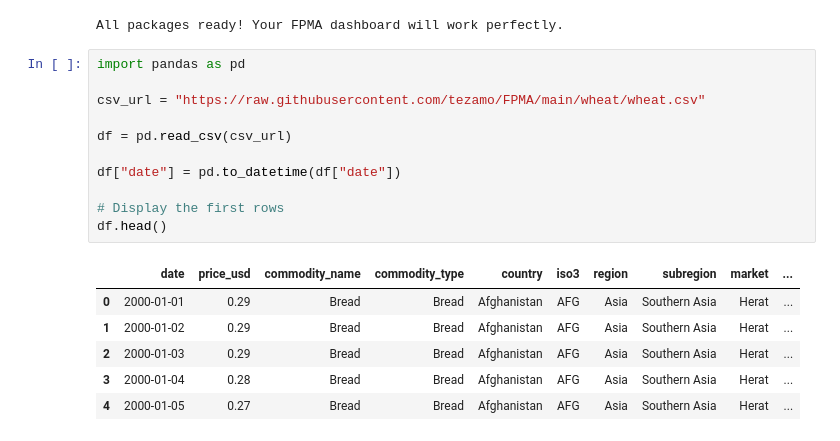
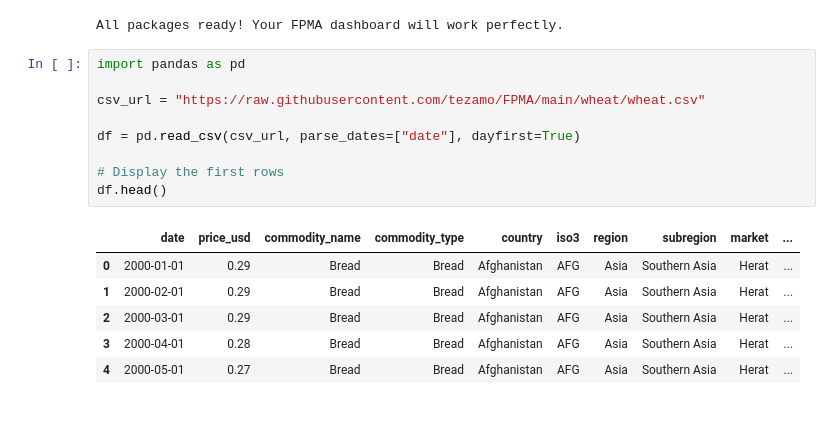
Before and after one commit to tezamo/FPMA, a Jupyter notebook: notebooks/WheatAnalysis.ipynb, the cells around one changed output. Drawn from its saved outputs; the diff is of its cells as text.

```diff
--- a/notebooks/WheatAnalysis.ipynb
+++ b/notebooks/WheatAnalysis.ipynb
@@ -29,21 +29,19 @@ All packages ready! Your FPMA dashboard will work perfectly.
 # %%
 import pandas as pd
 
 csv_url = "https://raw.githubusercontent.com/tezamo/FPMA/main/wheat/wheat.csv"
 
-df = pd.read_csv(csv_url)
-
-df["date"] = pd.to_datetime(df["date"])
+df = pd.read_csv(csv_url, parse_dates=["date"], dayfirst=True)
 
 # Display the first rows
 df.head()
 # %% [output]
 |  | date | price_usd | commodity_name | commodity_type | country | iso3 | region | subregion | market | ... |
 | 0 | 2000-01-01 | 0.29 | Bread | Bread | Afghanistan | AFG | Asia | Southern Asia | Herat | ... |
-| 1 | 2000-01-02 | 0.29 | Bread | Bread | Afghanistan | AFG | Asia | Southern Asia | Herat | ... |
-| 2 | 2000-01-03 | 0.29 | Bread | Bread | Afghanistan | AFG | Asia | Southern Asia | Herat | ... |
-| 3 | 2000-01-04 | 0.28 | Bread | Bread | Afghanistan | AFG | Asia | Southern Asia | Herat | ... |
-| 4 | 2000-01-05 | 0.27 | Bread | Bread | Afghanistan | AFG | Asia | Southern Asia | Herat | ... |
+| 1 | 2000-02-01 | 0.29 | Bread | Bread | Afghanistan | AFG | Asia | Southern Asia | Herat | ... |
+| 2 | 2000-03-01 | 0.29 | Bread | Bread | Afghanistan | AFG | Asia | Southern Asia | Herat | ... |
+| 3 | 2000-04-01 | 0.28 | Bread | Bread | Afghanistan | AFG | Asia | Southern Asia | Herat | ... |
+| 4 | 2000-05-01 | 0.27 | Bread | Bread | Afghanistan | AFG | Asia | Southern Asia | Herat | ... |
 # %%
 #==================
 # Imports
```
Also changed, not shown: parts of 2 cells of this notebook, 3 other files.
